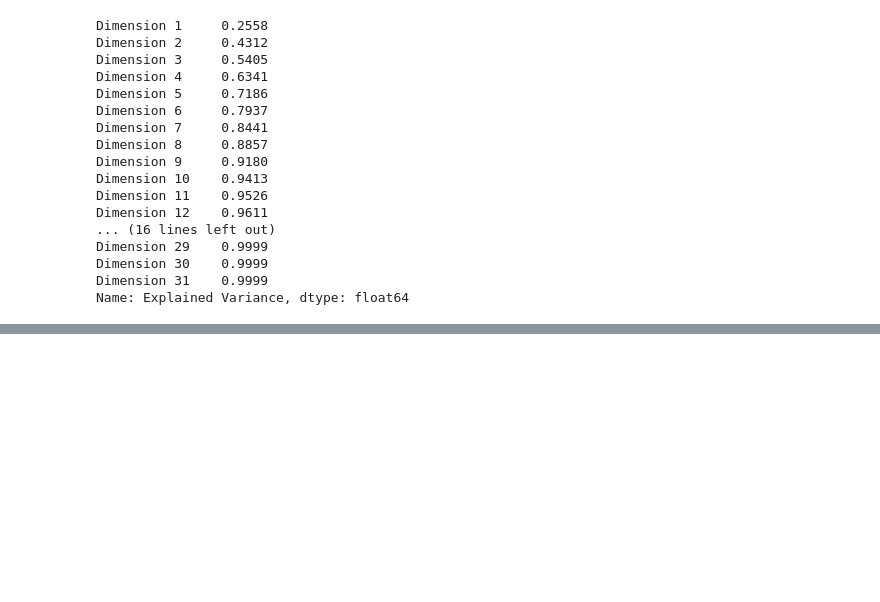
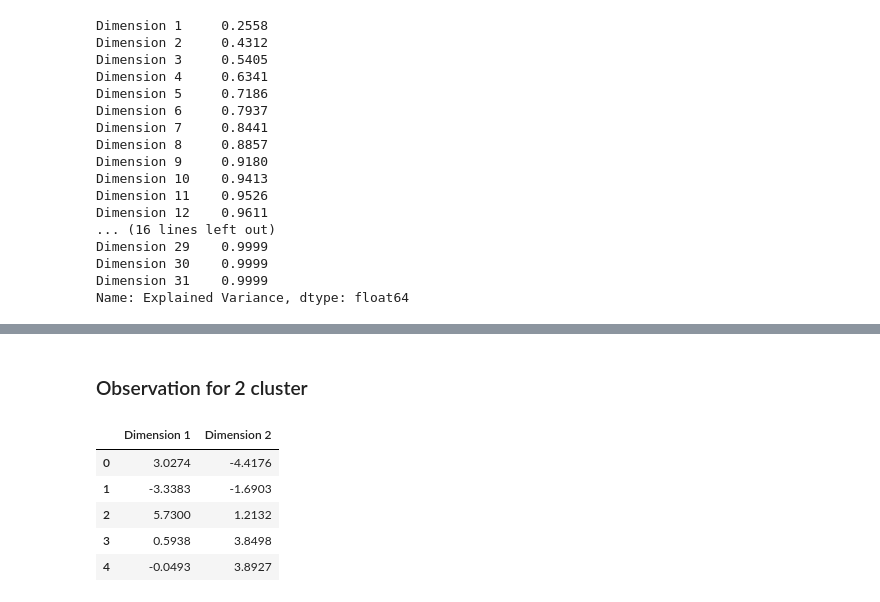
Before and after one commit to ArshadKhurshid/US-Census-Demographic, a Jupyter notebook: USCensusDemographic.ipynb, the cells around one changed output, grey strips where cells are left out. Saved outputs shown, nothing was run; the diff lists cells and outputs as text; code cells hidden in the pictures; blank space fills up the shorter version.

```diff
--- a/USCensusDemographic.ipynb
+++ b/USCensusDemographic.ipynb
@@ -398,0 +416,25 @@ Name: Explained Variance, dtype: float64
+# %%
+# Apply PCA by fitting the good data with only two dimensions
+pca = PCA(n_components = 2)
+pca.fit(good_data)
+
+# Transform the good data using the PCA fit above
+reduced_data = pca.transform(good_data)
+
+# Transform log_samples using the PCA fit above
+pca_samples= pca.transform(samples)
+
+# Create a DataFrame for the reduced data
+reduced_data = pd.DataFrame(reduced_data, columns = ['Dimension 1', 'Dimension 2'])
+# %% [markdown]
+### Observation for 2 cluster
+# %%
+# Display sample log-data after applying PCA transformation in two dimensions
+display(pd.DataFrame(np.round(pca_samples, 4), columns = ['Dimension 1', 'Dimension 2']))
+# %% [output]
+|  | Dimension 1 | Dimension 2 |
+| 0 | 3.0274 | -4.4176 |
+| 1 | -3.3383 | -1.6903 |
+| 2 | 5.7300 | 1.2132 |
+| 3 | 0.5938 | 3.8498 |
+| 4 | -0.0493 | 3.8927 |
```
Also changed, not shown: parts of 7 cells of this notebook.
